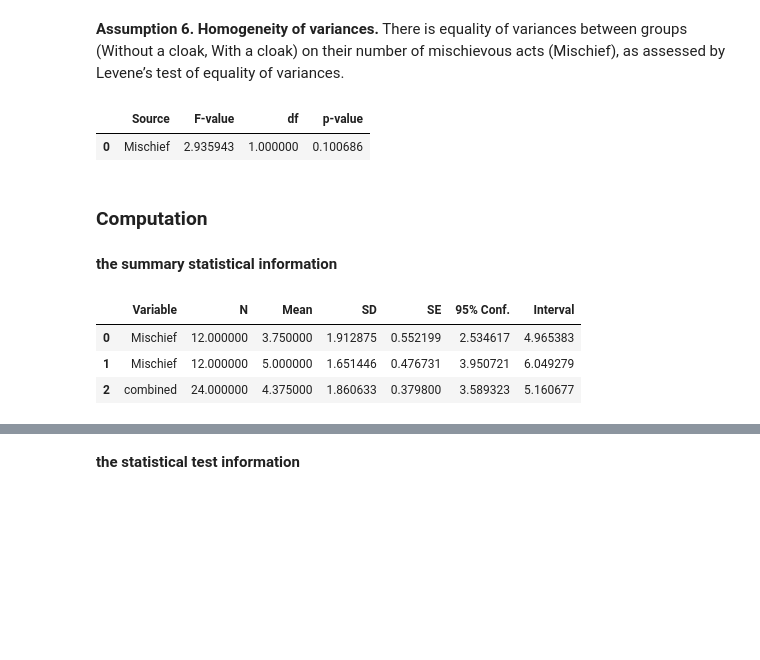
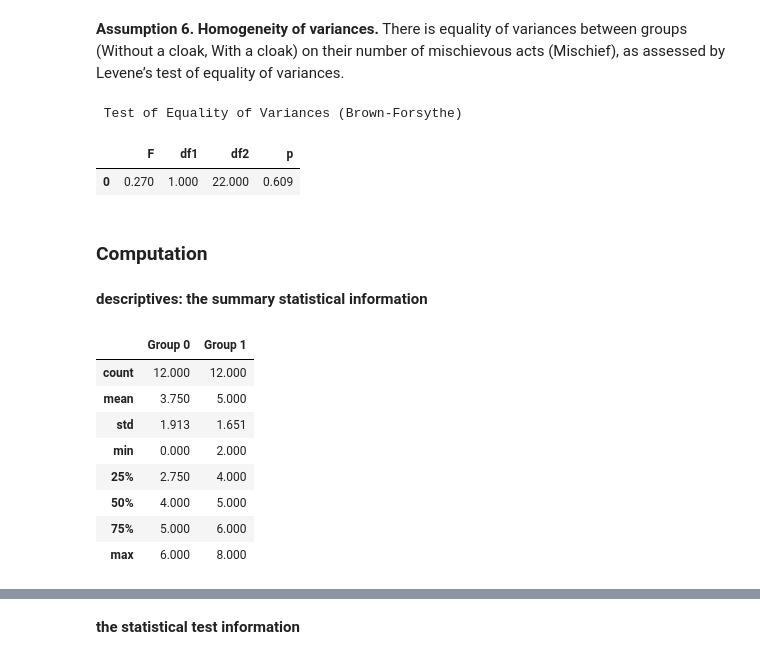
Before and after one commit to kofibeans/APM1111-FA6, a Jupyter notebook: AQUINO_APM1111_FA6.ipynb, the cells around one changed output, grey strips where cells are left out. Drawn from its saved outputs; the diff is of its cells as text; code cells hidden in the pictures; blank space fills up the shorter version.

```diff
--- a/AQUINO_APM1111_FA6.ipynb
+++ b/AQUINO_APM1111_FA6.ipynb
@@ -132,44 +132,51 @@ Test of Normality (Shapiro-Wilk)
 *Note.* Significant results suggest a deviation from normality.
 # %% [markdown]
 **Assumption 6. Homogeneity of variances.** There is equality of variances between groups (Without a cloak, With a cloak) on their number of mischievous acts (Mischief), as assessed by Levene’s test of equality of variances.
-# %%
-# fit the model
-model = ols('Mischief ~ C(Cloak)', data=df).fit()
-
-# perform ANOVA and get the results
-anova_results = anova_lm(model)
-
-# create a dictionary with the results
-results = {
-    'Source': ['Mischief'],
-    'F-value': anova_results['F'][0],
-    'df': anova_results['df'][0],
-    'p-value': anova_results['PR(>F)'][0]
-}
-
-# create a DataFrame with the results
-results_df = pd.DataFrame(results)
-
-# print the DataFrame
-results_df.style
-# %% [output]
-|  | Source | F-value | df | p-value |
-| 0 | Mischief | 2.935943 | 1.000000 | 0.100686 |
+# %%
+# perform brown-forsythe test
+bf_results = stats.levene(group_0, group_1, center='median')
+
+# create a dictionary with the results
+results = {
+    'F': bf_results.statistic,
+    'df1': [2 - 1],
+    'df2': [len(group_0) + len(group_1) - 2],
+    'p': bf_results.pvalue
+}
+
+# create a dataframe with the results
+results_f = pd.DataFrame(results)
+
+# print and style the dataframe
+print("\n Test of Equality of Variances (Brown-Forsythe)")
+results_f.style.format("{:,.3f}")
+# %% [output]
+ Test of Equality of Variances (Brown-Forsythe)
+|  | F | df1 | df2 | p |
+| 0 | 0.270 | 1.000 | 22.000 | 0.609 |
 # %% [markdown]
 ### **Computation**
 # %% [markdown]
-**the summary statistical information**
+**descriptives: the summary statistical information**
 # %%
 group_0 = df[df['Cloak'] == 0]['Mischief']
 group_1 = df[df['Cloak'] == 1]['Mischief']
 
-# summary and results information
-summary, results = rp.ttest(group_0, group_1)
+# create a new dataframe
+new_df = pd.DataFrame({'Group 0': group_0, 'Group 1': group_1})
 
-# print the summary
-summary.style
+# use describe() on the new dataframe
+description = new_df.describe()
+
+# display
+description.style.format("{:,.3f}")
 # %% [output]
-|  | Variable | N | Mean | SD | SE | 95% Conf. | Interval |
-| 0 | Mischief | 12.000000 | 3.750000 | 1.912875 | 0.552199 | 2.534617 | 4.965383 |
-| 1 | Mischief | 12.000000 | 5.000000 | 1.651446 | 0.476731 | 3.950721 | 6.049279 |
-| 2 | combined | 24.000000 | 4.375000 | 1.860633 | 0.379800 | 3.589323 | 5.160677 |
+|  | Group 0 | Group 1 |
+| count | 12.000 | 12.000 |
+| mean | 3.750 | 5.000 |
+| std | 1.913 | 1.651 |
+| min | 0.000 | 2.000 |
+| 25% | 2.750 | 4.000 |
+| 50% | 4.000 | 5.000 |
+| 75% | 5.000 | 6.000 |
+| max | 6.000 | 8.000 |
```
Also changed, not shown: parts of 6 cells of this notebook.
